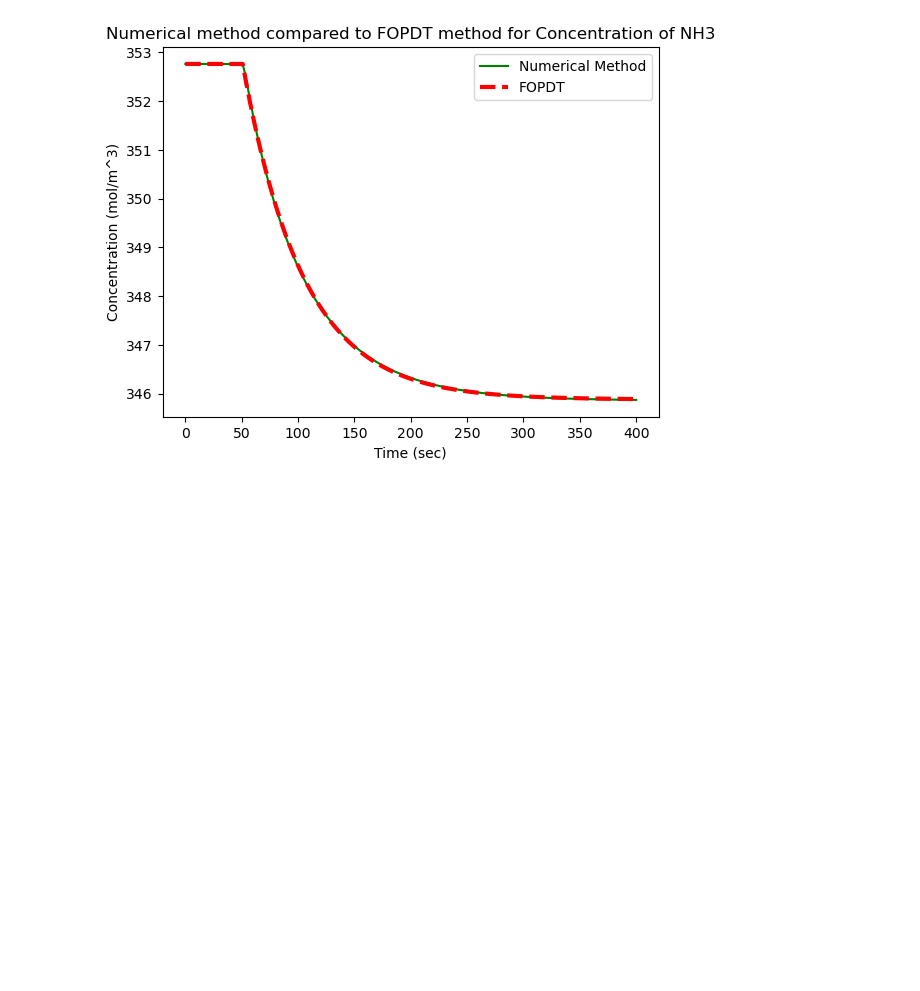
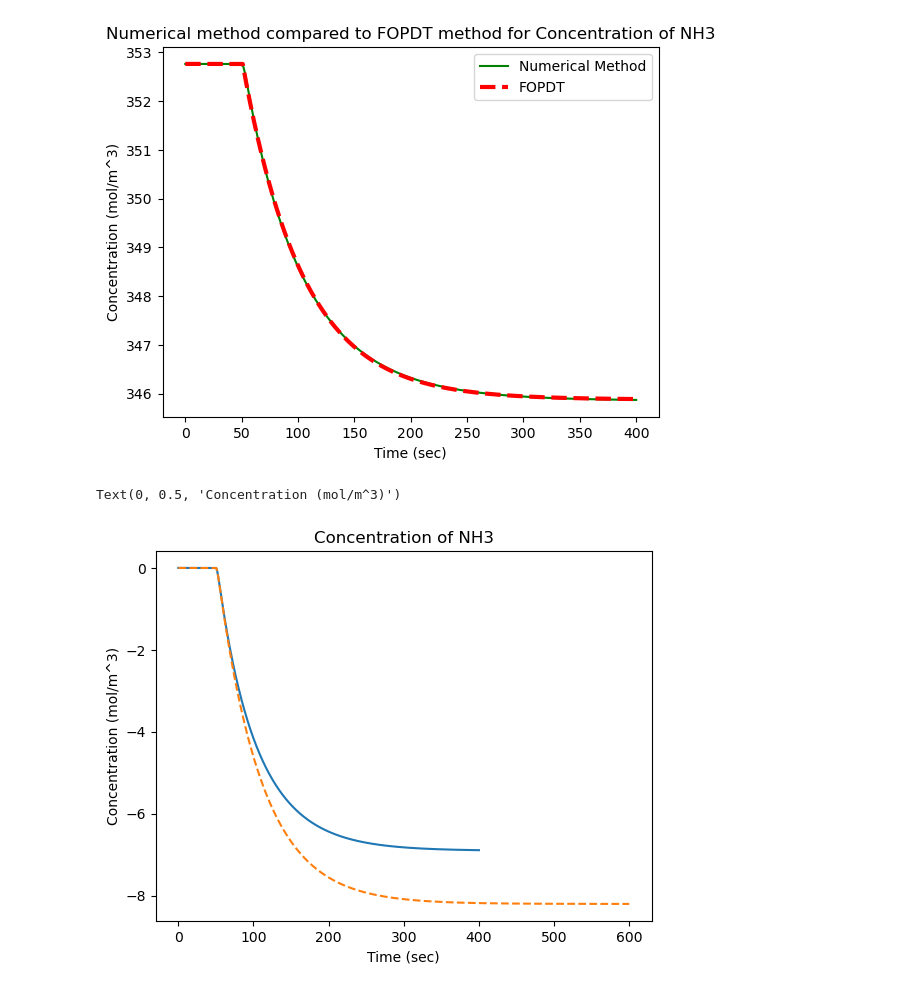
Before and after one commit to MattStrauss02/CIO_CPN_CKN_Project, a Jupyter notebook: CPN Project/CPN Project Task A Group 7 python file.ipynb, the cells around one changed output. Saved outputs shown, nothing was run; the diff lists cells and outputs as text; code cells hidden in the pictures; blank space fills up the shorter version.

```diff
--- a/CPN Project/CPN Project Task A Group 7 python file.ipynb
+++ b/CPN Project/CPN Project Task A Group 7 python file.ipynb
@@ -270,3 +270,19 @@ plt.legend(loc='best')
 plt.show()
 # %% [output]
 [figure]
+# %%
+import pandas as pd
+
+csv_file_path = '/Users/matt/Desktop/Laplace data scilab.csv'
+
+laplace_data = np.matrix(pd.read_csv(csv_file_path))
+# %%
+plt.figure(1)
+plt.plot(times, CNH3-CNH3_ss, label="Euler")
+plt.plot(laplace_data[:,0], laplace_data[:,1], "--", label="Linearised model")
+plt.title("Concentration of NH3")
+plt.xlabel("Time (sec)")
+plt.ylabel("Concentration (mol/m^3)")
+# %% [output]
+Text(0, 0.5, 'Concentration (mol/m^3)')
+[figure, added]
```
Also changed, not shown: 2 other files.
